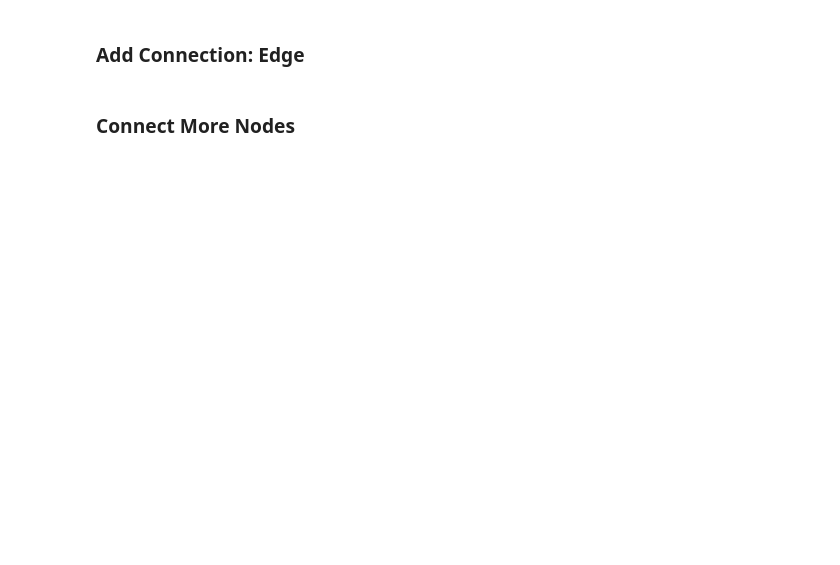
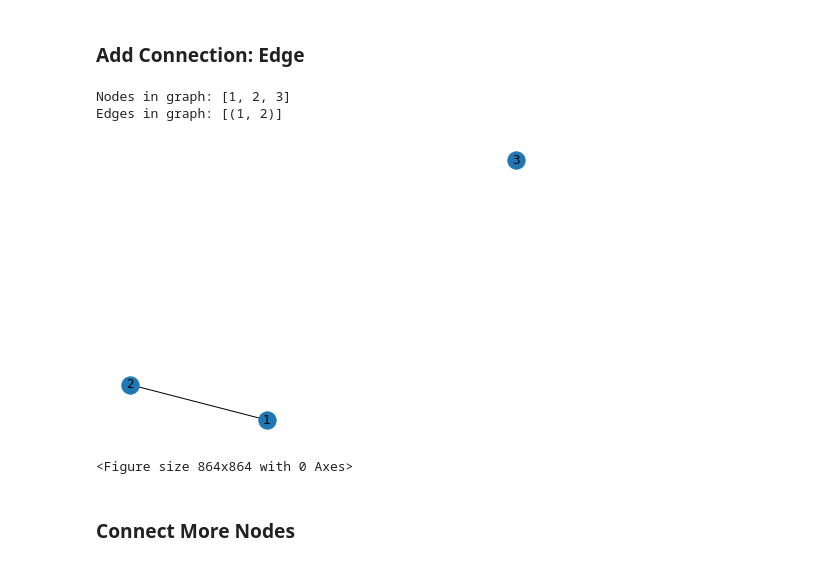
Before and after one commit to eskwelabs-ds/dsf-c10-sprint-4, a Jupyter notebook: code-along/day-7/(1) Basics.ipynb, the cells around one changed output. Cells and saved outputs as stored; diff of their text form; code cells hidden in the pictures; blank space fills up the shorter version.

```diff
--- a/code-along/day-7/(1) Basics.ipynb
+++ b/code-along/day-7/(1) Basics.ipynb
@@ -44,8 +56,13 @@ view_graph(G)
 # %% [markdown]
 ### Add Connection: Edge
 # %%
-G.(1, 2)
+G.add_edge(1, 2)
 view_graph(G)
+# %% [output]
+Nodes in graph: [1, 2, 3]
+Edges in graph: [(1, 2)]
+[figure, added]
+<Figure size 864x864 with 0 Axes>
 # %% [markdown]
 ### Connect More Nodes
 # %%
```
Also changed, not shown: parts of 40 cells of this notebook, 12 other files.
